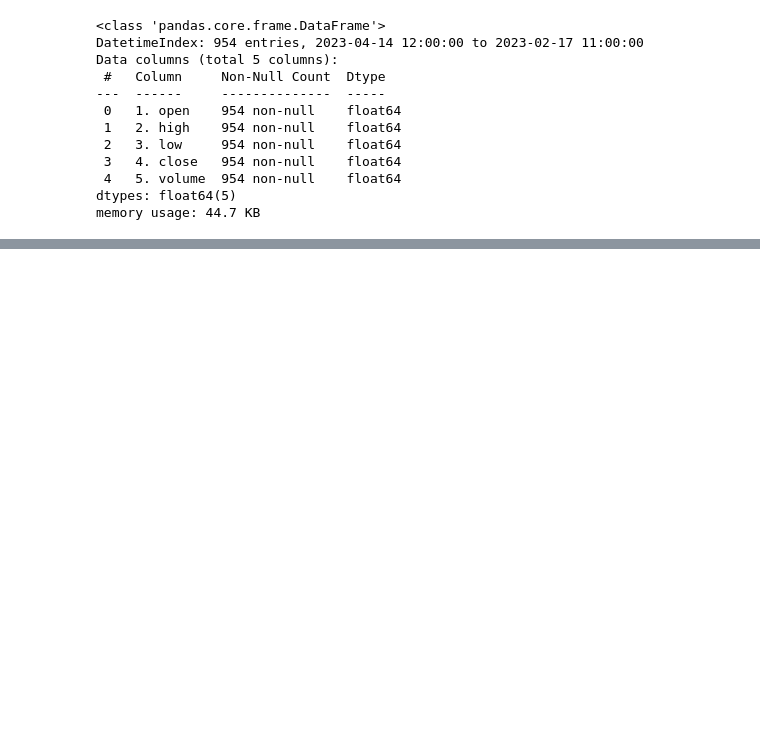
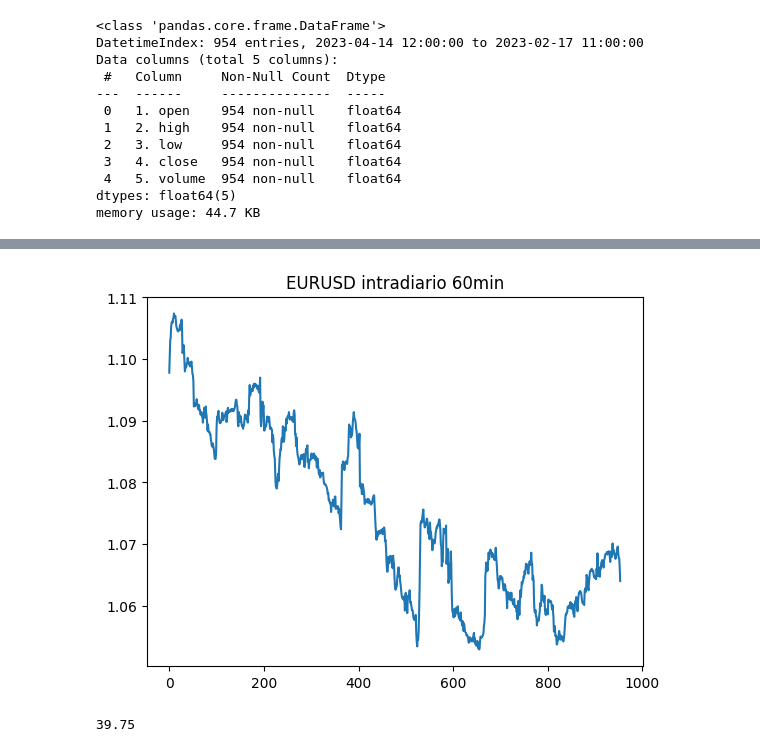
Before and after one commit to oejaramillo/Trading, a Jupyter notebook: datos/datos.ipynb, the cells around one changed output, grey strips where cells are left out. Cells and saved outputs as stored; diff of their text form; code cells hidden in the pictures; blank space fills up the shorter version.

```diff
--- a/datos/datos.ipynb
+++ b/datos/datos.ipynb
@@ -34,3 +34,4 @@ dtypes: float64(5)
 memory usage: 44.7 KB
 # %%
 data.reset_index(inplace=True)
+data.rename(columns={'index':'date'}, inplace=True)
@@ -50,0 +38,10 @@ Name: 4. close, Length: 954, dtype: float64
+# %%
+data['4. close'].plot()
+plt.title(f'{simbolo} intradiario {intervalos}')
+plt.show()
+# %% [output]
+[figure, added]
+# %%
+954/24
+# %% [output]
+39.75
```
Also changed, not shown: parts of 1 cell of this notebook, 2 other files.
